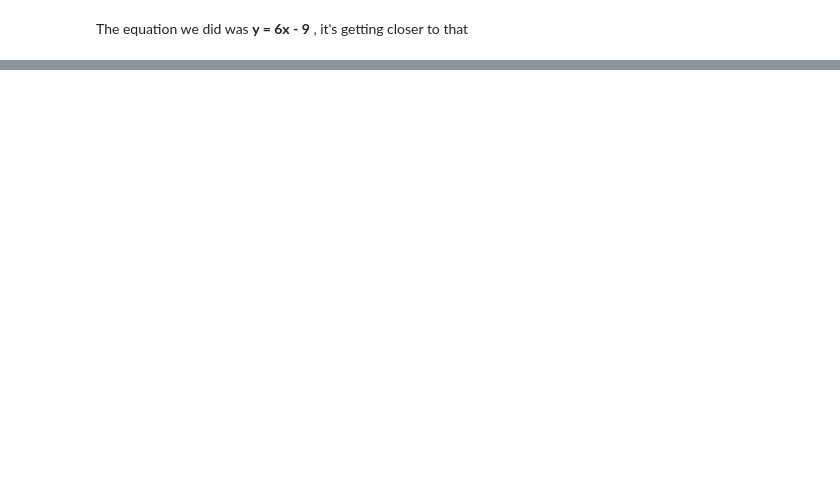
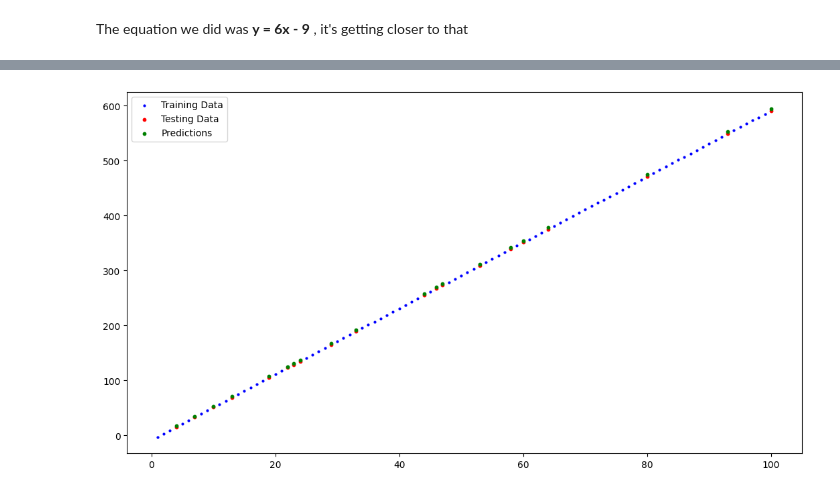
Before and after one commit to taslimmuhammed/pytorch, a Jupyter notebook: pytorch_002.ipynb, the cells around one changed output, grey strips where cells are left out. Drawn from its saved outputs; the diff is of its cells as text; code cells hidden in the pictures; blank space fills up the shorter version.

Commit message:
Linear v2

```diff
--- a/pytorch_002.ipynb
+++ b/pytorch_002.ipynb
@@ -195,0 +240,14 @@ Text(0, 0.5, 'Cost')
+# %%
+import torch
+from torch import nn
+class LinearRegressionV2(nn.Module):
+  def __init__(self):
+    super().__init__()
+    self.linear_layer = nn.Linear(in_features=1, out_features=1)
+
+  def forward(self, x:torch.Tensor) -> torch.Tensor:
+    return self.linear_layer(x)
+
+torch.manual_seed(42)
+model_1 = LinearRegressionV2()
+model_1, model_1.state_dict()
@@ -195,0 +274,3 @@ Text(0, 0.5, 'Cost')
+# %%
+loss_fn = nn.L1Loss()
+optimizer = torch.optim.SGD(params = model_1.parameters(),lr=0.01)
@@ -195,0 +279,4 @@ Text(0, 0.5, 'Cost')
+# %%
+X_train.to(device); y_train.to(device); X_test.to(device); y_test.to(device);
+X_train = X_train.type(torch.float32); y_train = y_train.type(torch.float32);X_test= X_test.type(torch.float32); y_test = y_test.type(torch.float32);
+X_train.device, X_train.dtype
@@ -195,0 +285,13 @@ Text(0, 0.5, 'Cost')
+# %%
+epochs = 2000
+for epoch in range(epochs):
+  model_1.train()
+  y_pred = model_1(X_train)
+  loss = loss_fn(y_pred, y_train)
+  optimizer.zero_grad()
+  loss.backward()
+  optimizer.step()
+
+  if epoch%200==0:
+    model_1.eval()
+    print(list(model_1.parameters()))
@@ -195,0 +316,7 @@ Text(0, 0.5, 'Cost')
+# %%
+with torch.inference_mode():
+  y_pred = model_1(X_test)
+
+plot_data(X_train.cpu(), y_train.cpu(), X_test.cpu(), y_test.cpu(), y_pred.cpu())
+# %% [output]
+[figure, added]
```
Also changed, not shown: parts of 19 cells of this notebook.
